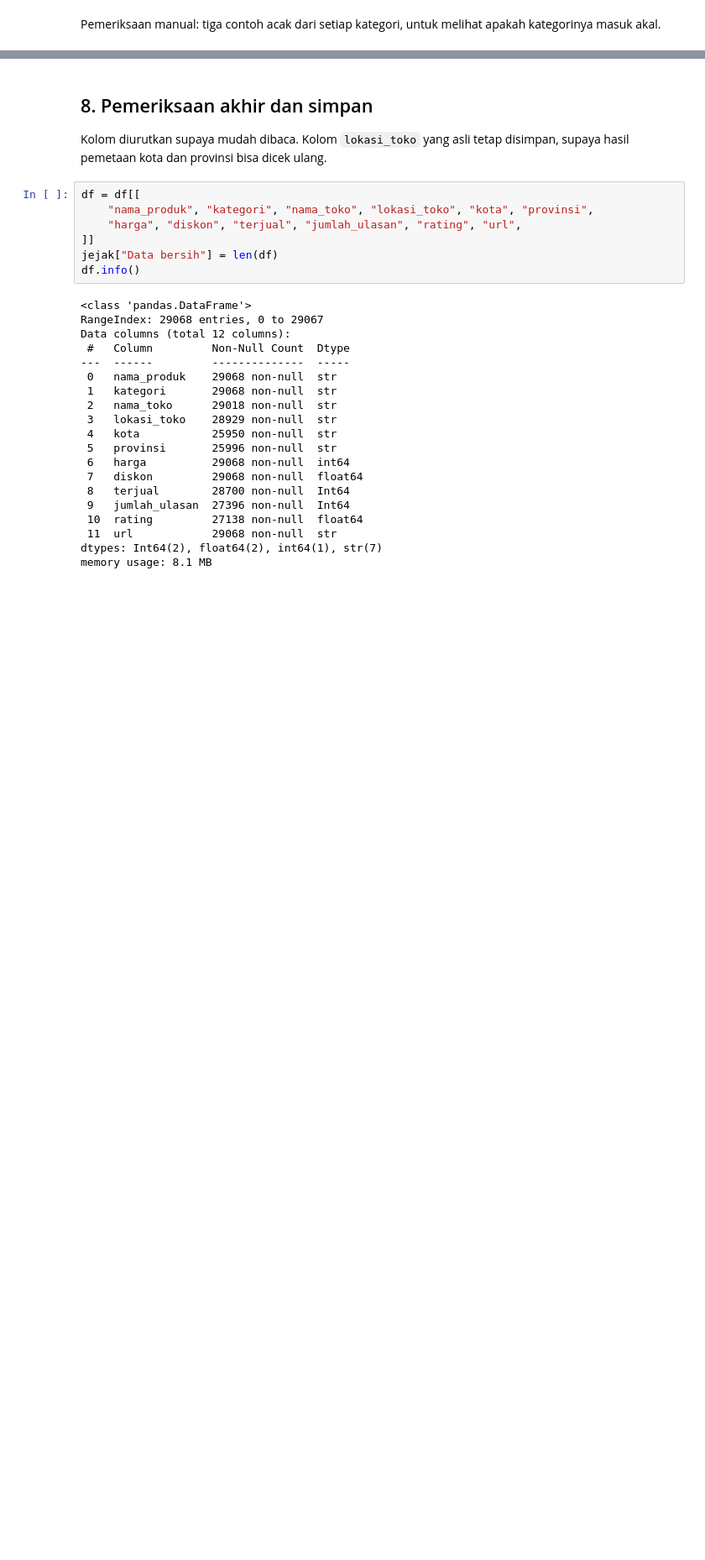
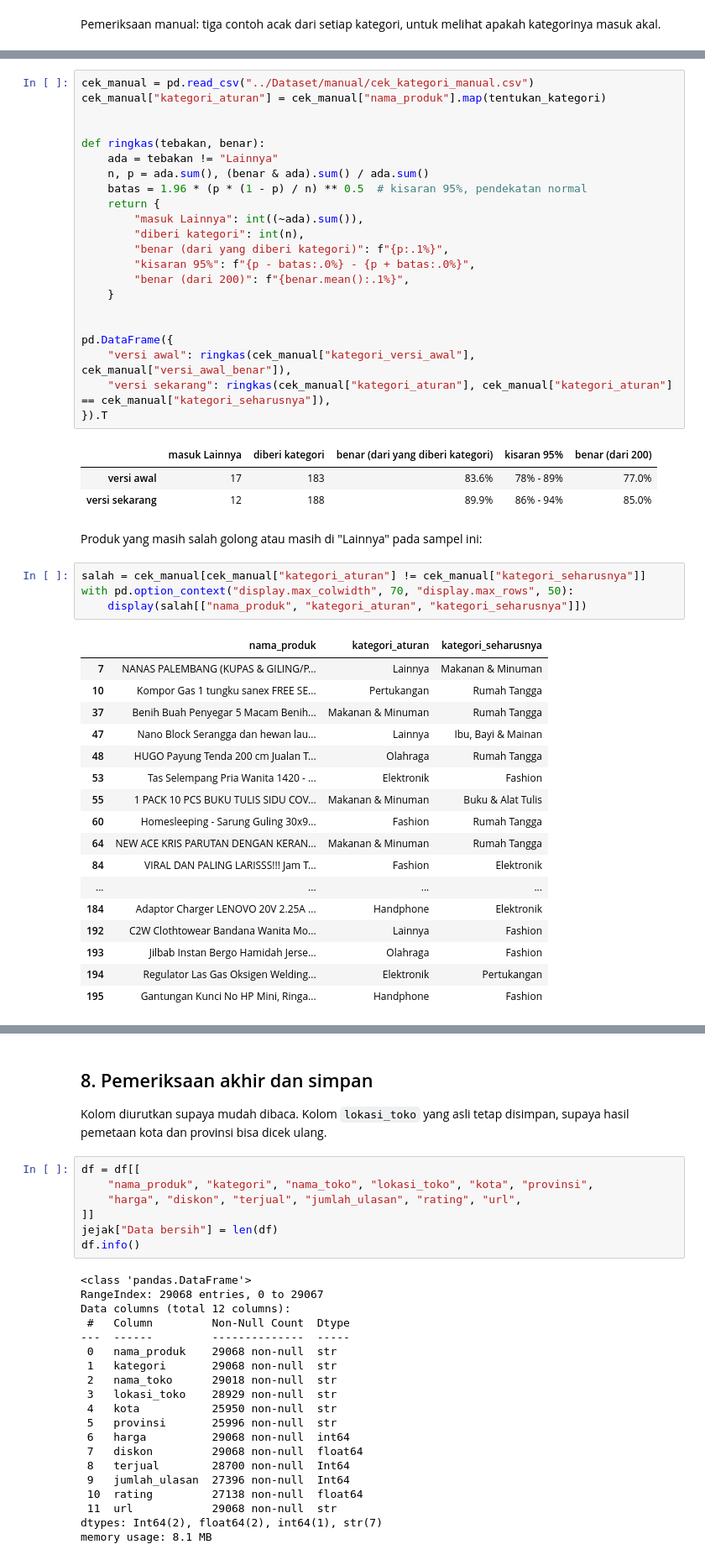
Before and after one commit to vinsonns24-lgtm/Tokopedia-Market-Dashboard, a Jupyter notebook: Notebooks/02_data_prep_produk.ipynb, the cells around one changed output, grey strips where cells are left out. Shown at 84% size. Cells and saved outputs as stored; diff of their text form; blank space fills up the shorter version.

```diff
--- a/Notebooks/02_data_prep_produk.ipynb
+++ b/Notebooks/02_data_prep_produk.ipynb
@@ -450,0 +488,50 @@ with pd.option_context("display.max_colwidth", 80):
+# %%
+cek_manual = pd.read_csv("../Dataset/manual/cek_kategori_manual.csv")
+cek_manual["kategori_aturan"] = cek_manual["nama_produk"].map(tentukan_kategori)
+
+
+def ringkas(tebakan, benar):
+    ada = tebakan != "Lainnya"
+    n, p = ada.sum(), (benar & ada).sum() / ada.sum()
+    batas = 1.96 * (p * (1 - p) / n) ** 0.5  # kisaran 95%, pendekatan normal
+    return {
+        "masuk Lainnya": int((~ada).sum()),
+        "diberi kategori": int(n),
+        "benar (dari yang diberi kategori)": f"{p:.1%}",
+        "kisaran 95%": f"{p - batas:.0%} - {p + batas:.0%}",
+        "benar (dari 200)": f"{benar.mean():.1%}",
+    }
+
+
+pd.DataFrame({
+    "versi awal": ringkas(cek_manual["kategori_versi_awal"], cek_manual["versi_awal_benar"]),
+    "versi sekarang": ringkas(cek_manual["kategori_aturan"], cek_manual["kategori_aturan"] == cek_manual["kategori_seharusnya"]),
+}).T
+# %% [output]
+|  | masuk Lainnya | diberi kategori | benar (dari yang diberi kategori) | kisaran 95% | benar (dari 200) |
+| versi awal | 17 | 183 | 83.6% | 78% - 89% | 77.0% |
+| versi sekarang | 12 | 188 | 89.9% | 86% - 94% | 85.0% |
+# %% [markdown]
+Produk yang masih salah golong atau masih di "Lainnya" pada sampel ini:
+# %%
+salah = cek_manual[cek_manual["kategori_aturan"] != cek_manual["kategori_seharusnya"]]
+with pd.option_context("display.max_colwidth", 70, "display.max_rows", 50):
+    display(salah[["nama_produk", "kategori_aturan", "kategori_seharusnya"]])
+# %% [output]
+|  | nama_produk | kategori_aturan | kategori_seharusnya |
+| 7 | NANAS PALEMBANG (KUPAS & GILING/P... | Lainnya | Makanan & Minuman |
+| 10 | Kompor Gas 1 tungku sanex FREE SE... | Pertukangan | Rumah Tangga |
+| 37 | Benih Buah Penyegar 5 Macam Benih... | Makanan & Minuman | Rumah Tangga |
+| 47 | Nano Block Serangga dan hewan lau... | Lainnya | Ibu, Bayi & Mainan |
+| 48 | HUGO Payung Tenda 200 cm Jualan T... | Olahraga | Rumah Tangga |
+| 53 | Tas Selempang Pria Wanita 1420 - ... | Elektronik | Fashion |
+| 55 | 1 PACK 10 PCS BUKU TULIS SIDU COV... | Makanan & Minuman | Buku & Alat Tulis |
+| 60 | Homesleeping - Sarung Guling 30x9... | Fashion | Rumah Tangga |
+| 64 | NEW ACE KRIS PARUTAN DENGAN KERAN... | Makanan & Minuman | Rumah Tangga |
+| 84 | VIRAL DAN PALING LARISSS!!! Jam T... | Fashion | Elektronik |
+| ... | ... | ... | ... |
+| 184 | Adaptor Charger LENOVO 20V 2.25A ... | Handphone | Elektronik |
+| 192 | C2W Clothtowear Bandana Wanita Mo... | Lainnya | Fashion |
+| 193 | Jilbab Instan Bergo Hamidah Jerse... | Olahraga | Fashion |
+| 194 | Regulator Las Gas Oksigen Welding... | Elektronik | Pertukangan |
+| 195 | Gantungan Kunci No HP Mini, Ringa... | Handphone | Fashion |
```
Also changed, not shown: parts of 11 cells of this notebook, 14 other files.
